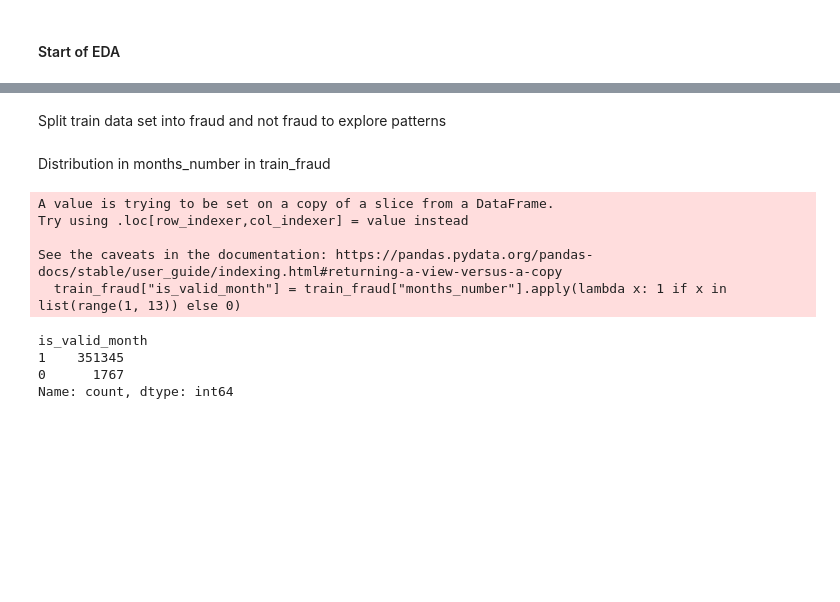
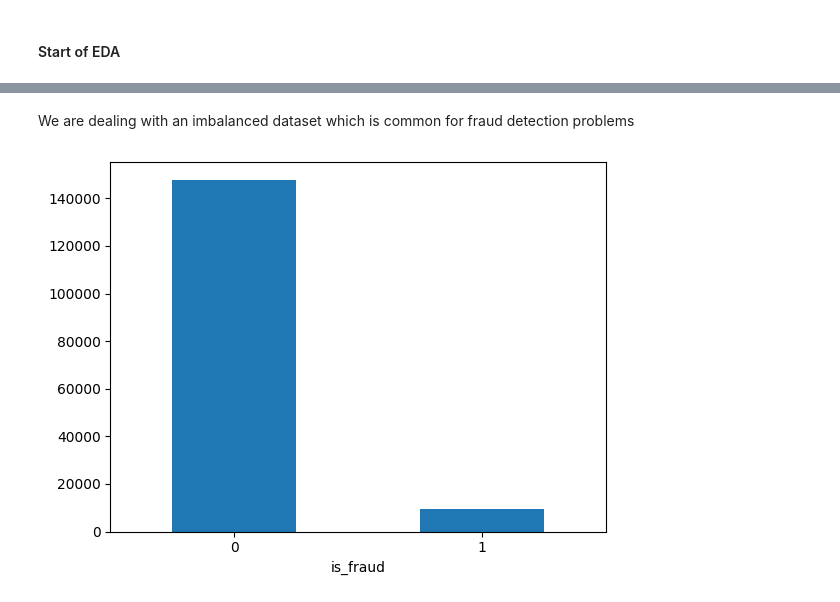
Before and after one commit to nghockleong/fraud-detection-in-electricity-and-gas-consumption, a Jupyter notebook: fraud-detection-in-electricity-and-gas-consumption.ipynb, the cells around one changed output, grey strips where cells are left out. Saved outputs shown, nothing was run; the diff lists cells and outputs as text; code cells hidden in the pictures; blank space fills up the shorter version.

```diff
--- a/fraud-detection-in-electricity-and-gas-consumption.ipynb
+++ b/fraud-detection-in-electricity-and-gas-consumption.ipynb
@@ -23,0 +107,6 @@ test = invoice_test.merge(client_test, on = "client_id", how = "inner")
+# %%
+def column_range(x):
+    return x.max() - x.min()
+
+def mode(x):
+    return x.mode().min()
@@ -24,2 +210,33 @@ test = invoice_test.merge(client_test, on = "client_id", how = "inner")
+# %%
+client = clean_client(client_raw)
+invoice = clean_invoice(invoice_raw)
+invoice_by_client_by_counter_type = agg_invoice_by_client_by_counter_type(invoice)
+invoice_by_client = merge_client_data(invoice_by_client_by_counter_type, client)
+# %%
+# Everything else should be kept an integer/float
+def convert_data_type_invoice(df):
+    invoice = df.copy()
+
+    invoice["counter_type"] = invoice["counter_type"].astype('category')
+
+    # counter_status
+    invoice["counter_status_mode"] = invoice["counter_status_mode"].astype('int').astype('category')
+
+    # reading remark
+    invoice["reading_remark_mode"] = invoice["reading_remark_mode"].astype('int').astype('category')
+    invoice["reading_remark_column_range"] = invoice["reading_remark_column_range"].astype('int').astype('category')
+
+    # months_number
+    invoice["months_number_mode"] =  invoice["months_number_mode"].astype('int').astype('category')
+
+    # invoice_month
+    invoice["invoice_month_mode"] =  invoice["invoice_month_mode"].astype('int').astype('category')
+
+    return invoice
+invoice_by_client = convert_data_type_invoice(invoice_by_client)
+# %%
+X = invoice_by_client.drop(["client_id", "is_fraud"], axis = 1)
+y = invoice_by_client["is_fraud"]
+X_train, X_test, y_train, y_test = train_test_split(X, y, shuffle = True, random_state = 42, stratify = y, test_size = 0.2)
 # %% [markdown]
 <h4>Start of EDA</h4>
@@ -185,2 +242,0 @@ train.describe()
-# %% [markdown]
-Split train data set into fraud and not fraud to explore patterns
@@ -190,15 +243,8 @@ train_not_fraud = train[train["target"] == 0]
-# %% [markdown]
-Distribution in months_number in train_fraud
-# %%
-train_fraud["is_valid_month"] = train_fraud["months_number"].apply(lambda x: 1 if x in list(range(1, 13)) else 0)
-train_fraud["is_valid_month"].value_counts()
-# %% [output]
-A value is trying to be set on a copy of a slice from a DataFrame.
-Try using .loc[row_indexer,col_indexer] = value instead
-
-See the caveats in the documentation: https://pandas.pydata.org/pandas-docs/stable/user_guide/indexing.html#returning-a-view-versus-a-copy
-  train_fraud["is_valid_month"] = train_fraud["months_number"].apply(lambda x: 1 if x in list(range(1, 13)) else 0)
-is_valid_month
-1    351345
-0      1767
-Name: count, dtype: int64
+# %% [markdown]
+We are dealing with an imbalanced dataset which is common for fraud detection problems
+# %%
+y_train.value_counts().plot(kind = "bar")
+plt.xticks(rotation = 0)
+plt.show()
+# %% [output]
+[figure, added]
```
Also changed, not shown: parts of 52 cells of this notebook.
